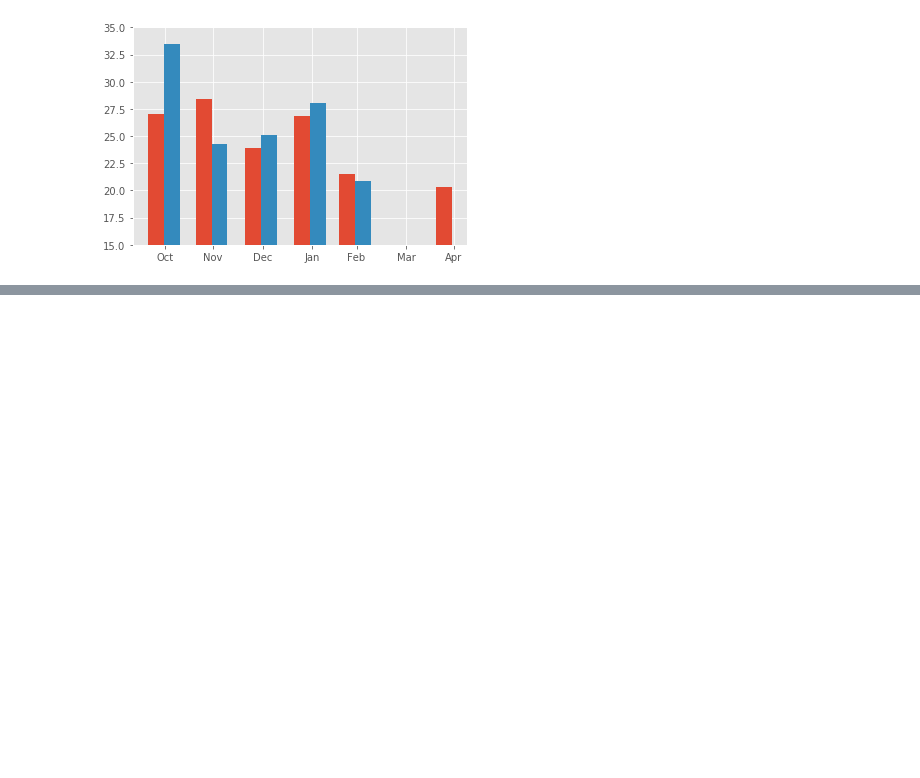
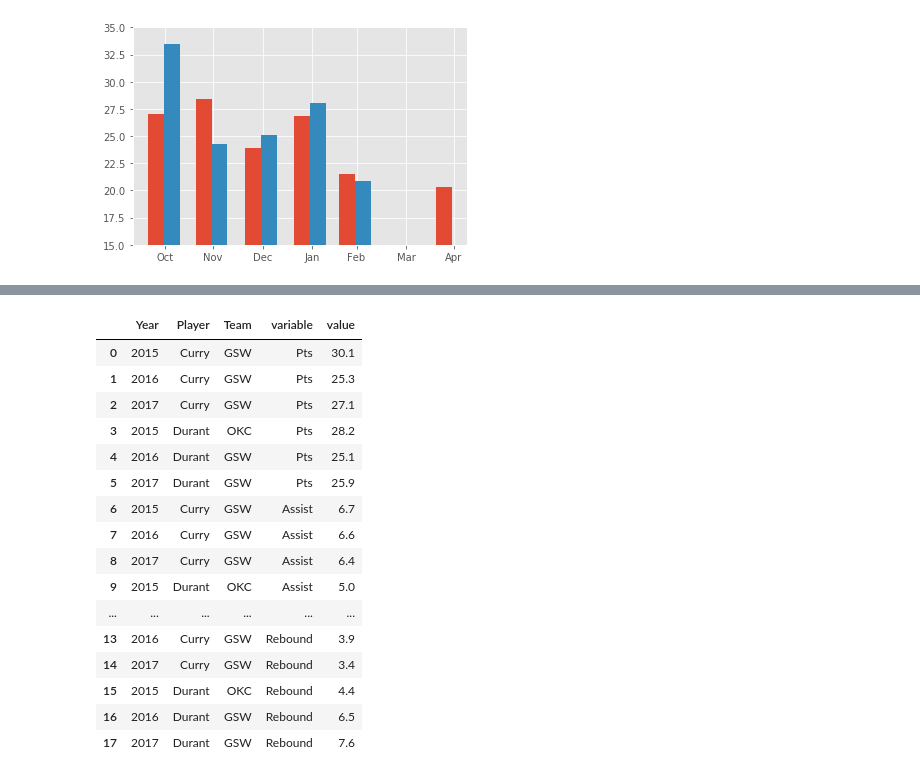
Before and after one commit to mwaugh0328/data_bootcamp_spring_2019, a Jupyter notebook: grouping_data/groupby.ipynb, the cells around one changed output, grey strips where cells are left out. Cells and saved outputs as stored; diff of their text form; code cells hidden in the pictures; blank space fills up the shorter version.

```diff
--- a/grouping_data/groupby.ipynb
+++ b/grouping_data/groupby.ipynb
@@ -365,0 +404,22 @@ DatetimeIndex(['2016-11-10', '2016-12-10', '2017-01-10', '2017-02-10',
+# %%
+bball_melt = bball.melt(id_vars=["Year", "Player", "Team"])
+# %%
+bball_melt
+# %% [output]
+|  | Year | Player | Team | variable | value |
+| 0 | 2015 | Curry | GSW | Pts | 30.1 |
+| 1 | 2016 | Curry | GSW | Pts | 25.3 |
+| 2 | 2017 | Curry | GSW | Pts | 27.1 |
+| 3 | 2015 | Durant | OKC | Pts | 28.2 |
+| 4 | 2016 | Durant | GSW | Pts | 25.1 |
+| 5 | 2017 | Durant | GSW | Pts | 25.9 |
+| 6 | 2015 | Curry | GSW | Assist | 6.7 |
+| 7 | 2016 | Curry | GSW | Assist | 6.6 |
+| 8 | 2017 | Curry | GSW | Assist | 6.4 |
+| 9 | 2015 | Durant | OKC | Assist | 5.0 |
+| ... | ... | ... | ... | ... | ... |
+| 13 | 2016 | Curry | GSW | Rebound | 3.9 |
+| 14 | 2017 | Curry | GSW | Rebound | 3.4 |
+| 15 | 2015 | Durant | OKC | Rebound | 4.4 |
+| 16 | 2016 | Durant | GSW | Rebound | 6.5 |
+| 17 | 2017 | Durant | GSW | Rebound | 7.6 |
```
Also changed, not shown: parts of 11 cells of this notebook, 1 other file.
